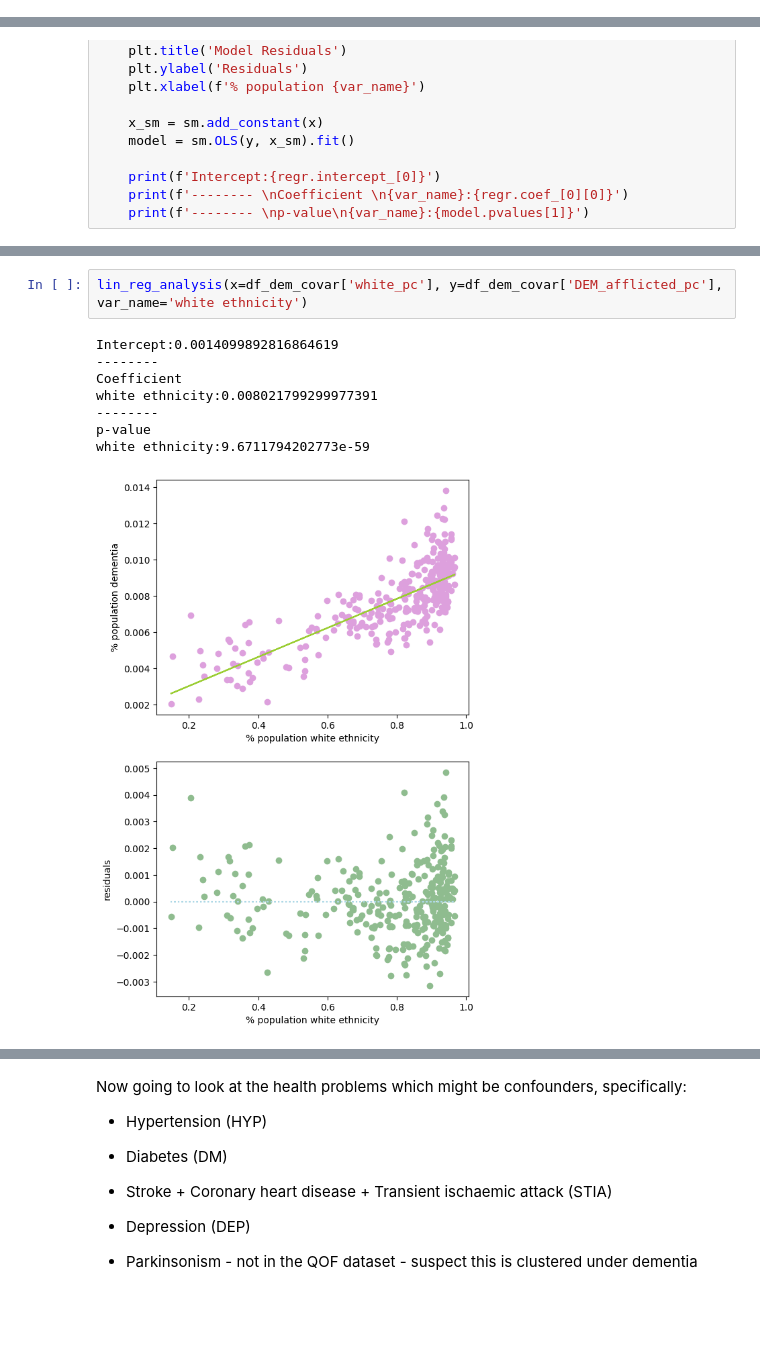
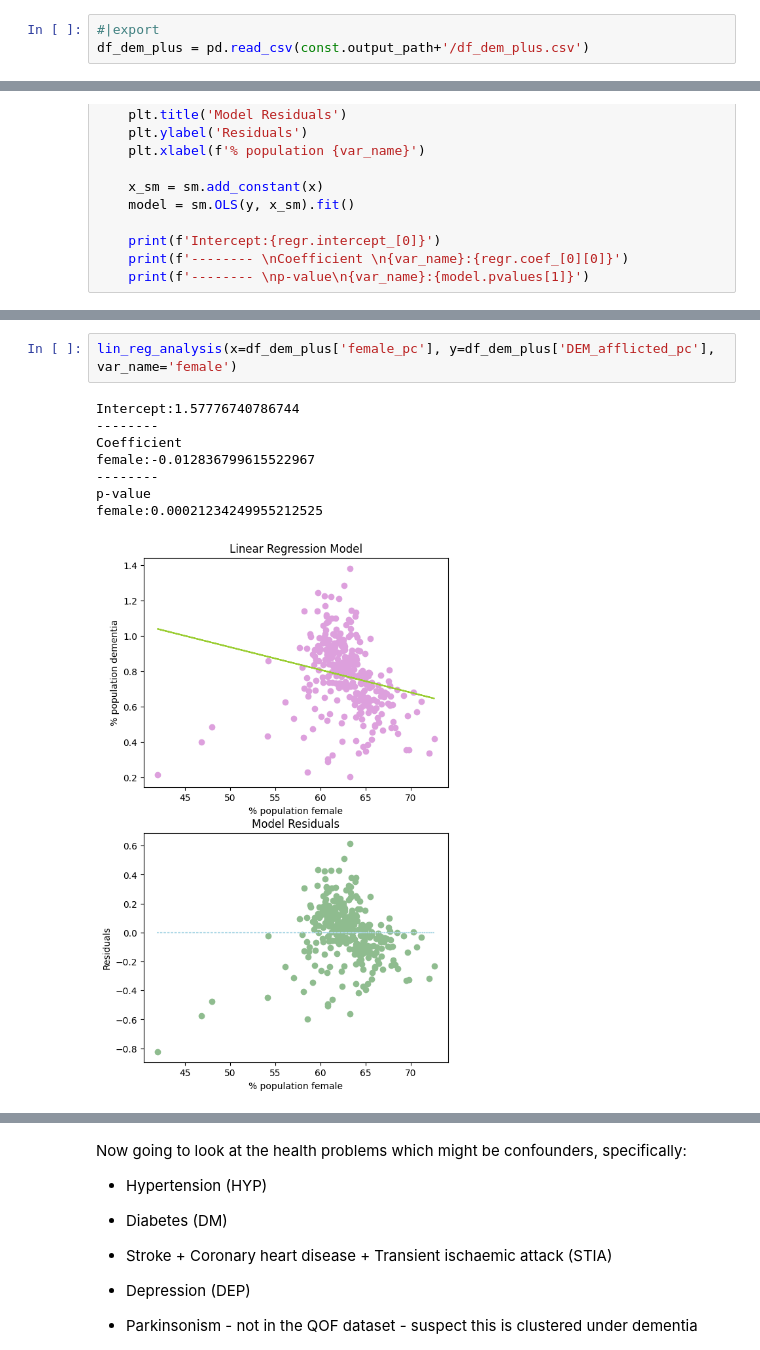
Before and after one commit to Bea-Taylor/DifDem_inequalities, a Jupyter notebook: nbs/core/03a_explore_datasets.ipynb, the cells around one changed output, grey strips where cells are left out. Cells and saved outputs as stored; diff of their text form; blank space fills up the shorter version.

```diff
--- a/nbs/core/03a_explore_datasets.ipynb
+++ b/nbs/core/03a_explore_datasets.ipynb
@@ -55 +38,4 @@ df_ADI_health_21[['area_code', 'area_name', 'pop', 'DEM_afflicted']].head()
+# %%
+#|export
+df_dem_plus = pd.read_csv(const.output_path+'/df_dem_plus.csv')
 # %%
@@ -225,12 +146,12 @@ white ethnicity:9.6711794202773e-59
 # %%
-lin_reg_analysis(x=df_dem_covar['white_pc'], y=df_dem_covar['DEM_afflicted_pc'], var_name='white ethnicity')
+lin_reg_analysis(x=df_dem_plus['female_pc'], y=df_dem_plus['DEM_afflicted_pc'], var_name='female')
 # %% [output]
-Intercept:0.0014099892816864619
+Intercept:1.57776740786744
 --------
 Coefficient
-white ethnicity:0.008021799299977391
+female:-0.012836799615522967
 --------
 p-value
-white ethnicity:9.6711794202773e-59
+female:0.00021234249955212525
-[figure, old version]
+[figure, new version]
 # %%
```
Also changed, not shown: parts of 36 cells of this notebook, 4 other files.
